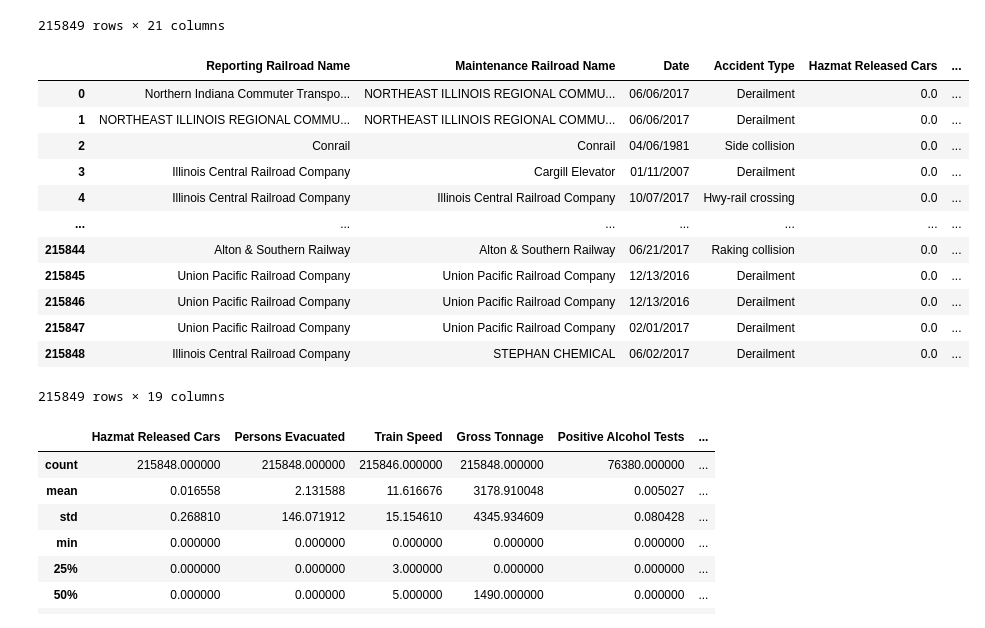
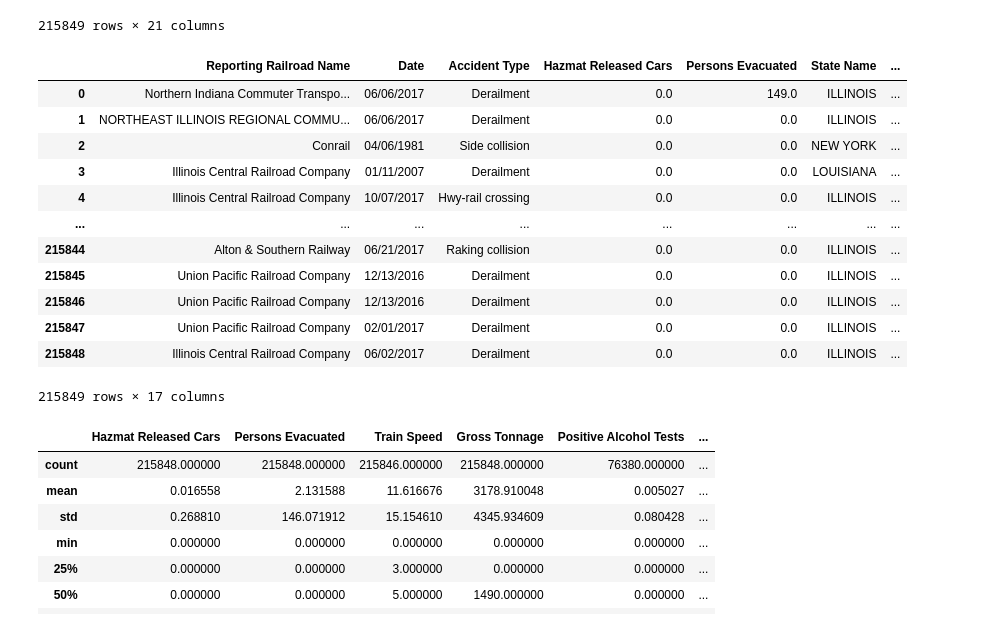
Before and after one commit to Charles-McNay/Rail_Incident_Analysis, a Jupyter notebook: rail_cleaning.ipynb, the cells around one changed output. Drawn from its saved outputs; the diff is of its cells as text; code cells hidden in the pictures.

```diff
--- a/rail_cleaning.ipynb
+++ b/rail_cleaning.ipynb
@@ -19,22 +19,22 @@ df
 | 215848 | Illinois Central Railroad Company | STEPHAN CHEMICAL | 06/02/2017 | Derailment | 0.0 | ... |
 215849 rows × 21 columns
 # %%
-df.drop(['Class', 'Hours Engineers On Duty'], axis=1, inplace=True)
+df.drop(['Class', 'Hours Engineers On Duty', 'Maintenance Railroad Name', 'Equipment Attended'], axis=1, inplace=True)
 df
 # %% [output]
-|  | Reporting Railroad Name | Maintenance Railroad Name | Date | Accident Type | Hazmat Released Cars | ... |
-| 0 | Northern Indiana Commuter Transpo... | NORTHEAST ILLINOIS REGIONAL COMMU... | 06/06/2017 | Derailment | 0.0 | ... |
-| 1 | NORTHEAST ILLINOIS REGIONAL COMMU... | NORTHEAST ILLINOIS REGIONAL COMMU... | 06/06/2017 | Derailment | 0.0 | ... |
-| 2 | Conrail | Conrail | 04/06/1981 | Side collision | 0.0 | ... |
-| 3 | Illinois Central Railroad Company | Cargill Elevator | 01/11/2007 | Derailment | 0.0 | ... |
-| 4 | Illinois Central Railroad Company | Illinois Central Railroad Company | 10/07/2017 | Hwy-rail crossing | 0.0 | ... |
-| ... | ... | ... | ... | ... | ... | ... |
-| 215844 | Alton & Southern Railway | Alton & Southern Railway | 06/21/2017 | Raking collision | 0.0 | ... |
-| 215845 | Union Pacific Railroad Company | Union Pacific Railroad Company | 12/13/2016 | Derailment | 0.0 | ... |
-| 215846 | Union Pacific Railroad Company | Union Pacific Railroad Company | 12/13/2016 | Derailment | 0.0 | ... |
-| 215847 | Union Pacific Railroad Company | Union Pacific Railroad Company | 02/01/2017 | Derailment | 0.0 | ... |
-| 215848 | Illinois Central Railroad Company | STEPHAN CHEMICAL | 06/02/2017 | Derailment | 0.0 | ... |
+|  | Reporting Railroad Name | Date | Accident Type | Hazmat Released Cars | Persons Evacuated | State Name | ... |
+| 0 | Northern Indiana Commuter Transpo... | 06/06/2017 | Derailment | 0.0 | 149.0 | ILLINOIS | ... |
+| 1 | NORTHEAST ILLINOIS REGIONAL COMMU... | 06/06/2017 | Derailment | 0.0 | 0.0 | ILLINOIS | ... |
+| 2 | Conrail | 04/06/1981 | Side collision | 0.0 | 0.0 | NEW YORK | ... |
+| 3 | Illinois Central Railroad Company | 01/11/2007 | Derailment | 0.0 | 0.0 | LOUISIANA | ... |
+| 4 | Illinois Central Railroad Company | 10/07/2017 | Hwy-rail crossing | 0.0 | 0.0 | ILLINOIS | ... |
+| ... | ... | ... | ... | ... | ... | ... | ... |
+| 215844 | Alton & Southern Railway | 06/21/2017 | Raking collision | 0.0 | 0.0 | ILLINOIS | ... |
+| 215845 | Union Pacific Railroad Company | 12/13/2016 | Derailment | 0.0 | 0.0 | ILLINOIS | ... |
+| 215846 | Union Pacific Railroad Company | 12/13/2016 | Derailment | 0.0 | 0.0 | ILLINOIS | ... |
+| 215847 | Union Pacific Railroad Company | 02/01/2017 | Derailment | 0.0 | 0.0 | ILLINOIS | ... |
+| 215848 | Illinois Central Railroad Company | 06/02/2017 | Derailment | 0.0 | 0.0 | ILLINOIS | ... |
-215849 rows × 19 columns
+215849 rows × 17 columns
 # %%
 df.describe()
 # %% [output]
```
Also changed, not shown: parts of 12 cells of this notebook.
